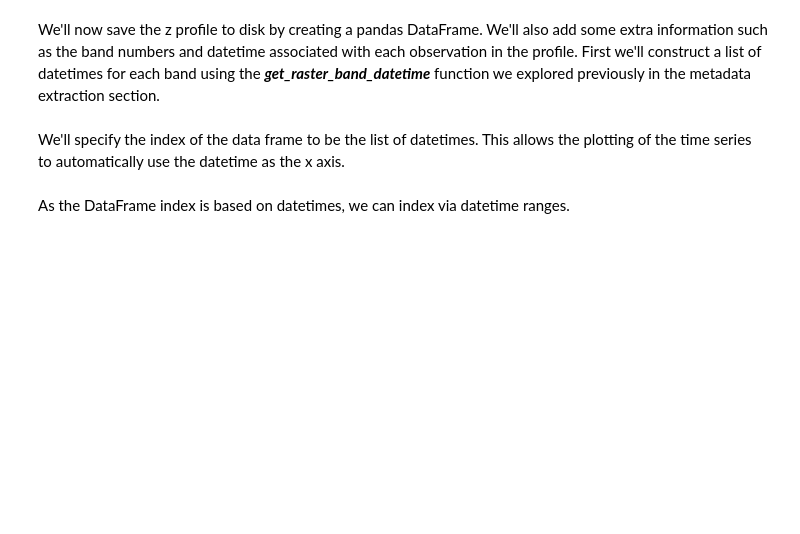
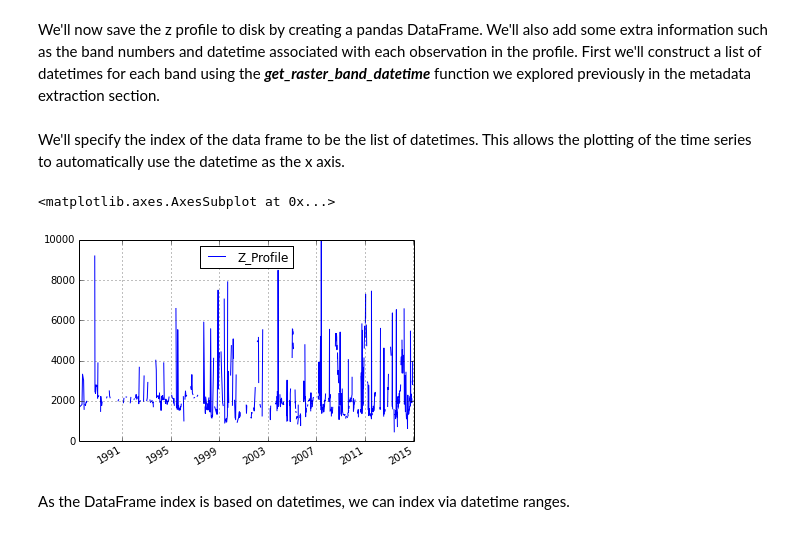
Before and after one commit to sixy6e/stash, a Jupyter notebook: Python/notebooks/interactive_use_with_the_agdc.ipynb, the cells around one changed output. Drawn from its saved outputs; the diff is of its cells as text; code cells hidden in the pictures; blank space fills up the shorter version.

```diff
--- a/Python/notebooks/interactive_use_with_the_agdc.ipynb
+++ b/Python/notebooks/interactive_use_with_the_agdc.ipynb
@@ -413,12 +431,15 @@ First we'll construct a list of datetimes for each band using the ***get_raster_
 # %%
 dt = []
 for i in range(1, nbar_nir.bands + 1):
-    dt.append(nbar_nir.get_raster_band_datetime(raster_band=i)
+    dt.append(nbar_nir.get_raster_band_datetime(raster_band=i))
 # %% [markdown]
 We'll specify the index of the data frame to be the list of datetimes.  This allows the plotting of the time series to automatically use the datetime as the x axis.
 # %%
-dfz = pandas.DataFrame(data=z_prf, index=dt)
+dfz = pandas.DataFrame(data=z_prf, index=dt, columns=['Z_Profile'])
 dfz.plot()
+# %% [output]
+<matplotlib.axes.AxesSubplot at 0x...>
+[figure, added]
 # %% [markdown]
 As the DataFrame index is based on datetimes, we can index via datetime ranges.
 # %%
```
Also changed, not shown: parts of 107 cells of this notebook.
